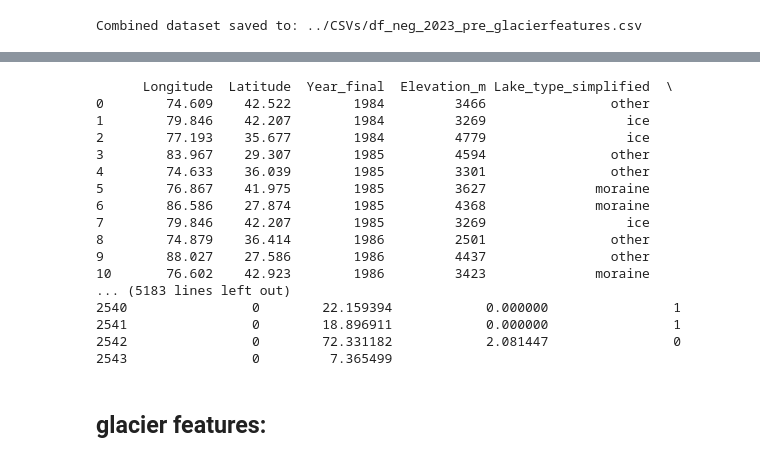
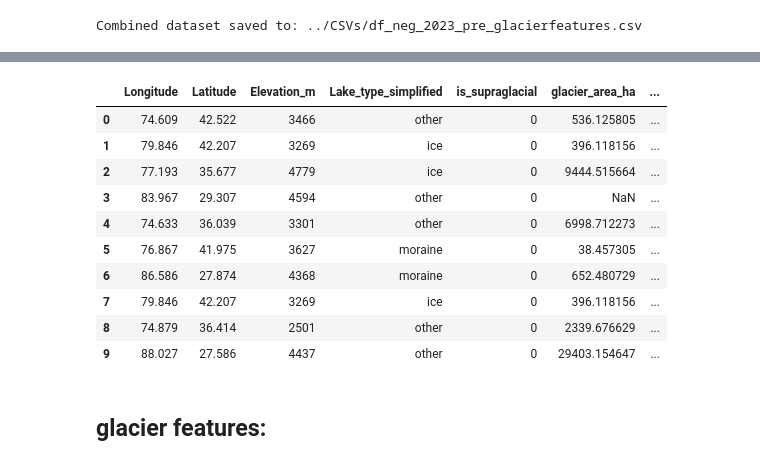
Before and after one commit to SoulNims/GLOF_Risk_ML_Pipeline, a Jupyter notebook: Notebooks/Final_LakeFeatures.ipynb, the cells around one changed output, grey strips where cells are left out. Saved outputs shown, nothing was run; the diff lists cells and outputs as text; code cells hidden in the pictures.

```diff
--- a/Notebooks/Final_LakeFeatures.ipynb
+++ b/Notebooks/Final_LakeFeatures.ipynb
@@ -1067,23 +1069,17 @@ df_updated.head()
 # %%
-df_updated
+df_updated.head(10)
 # %% [output]
-      Longitude  Latitude  Year_final  Elevation_m Lake_type_simplified  \
-0        74.609    42.522        1984         3466                other
-1        79.846    42.207        1984         3269                  ice
-2        77.193    35.677        1984         4779                  ice
-3        83.967    29.307        1985         4594                other
-4        74.633    36.039        1985         3301                other
-5        76.867    41.975        1985         3627              moraine
-6        86.586    27.874        1985         4368              moraine
-7        79.846    42.207        1985         3269                  ice
-8        74.879    36.414        1986         2501                other
-9        88.027    27.586        1986         4437                other
-10       76.602    42.923        1986         3423              moraine
-... (5183 lines left out)
-2540                0        22.159394            0.000000                1
-2541                0        18.896911            0.000000                1
-2542                0        72.331182            2.081447                0
-2543                0         7.365499
+|  | Longitude | Latitude | Elevation_m | Lake_type_simplified | is_supraglacial | glacier_area_ha | ... |
+| 0 | 74.609 | 42.522 | 3466 | other | 0 | 536.125805 | ... |
+| 1 | 79.846 | 42.207 | 3269 | ice | 0 | 396.118156 | ... |
+| 2 | 77.193 | 35.677 | 4779 | ice | 0 | 9444.515664 | ... |
+| 3 | 83.967 | 29.307 | 4594 | other | 0 | NaN | ... |
+| 4 | 74.633 | 36.039 | 3301 | other | 0 | 6998.712273 | ... |
+| 5 | 76.867 | 41.975 | 3627 | moraine | 0 | 38.457305 | ... |
+| 6 | 86.586 | 27.874 | 4368 | moraine | 0 | 652.480729 | ... |
+| 7 | 79.846 | 42.207 | 3269 | ice | 0 | 396.118156 | ... |
+| 8 | 74.879 | 36.414 | 2501 | other | 0 | 2339.676629 | ... |
+| 9 | 88.027 | 27.586 | 4437 | other | 0 | 29403.154647 | ... |
 # %% [markdown]
 ## glacier features:
 # %%
```
Also changed, not shown: parts of 14 cells of this notebook, 6 other files.
